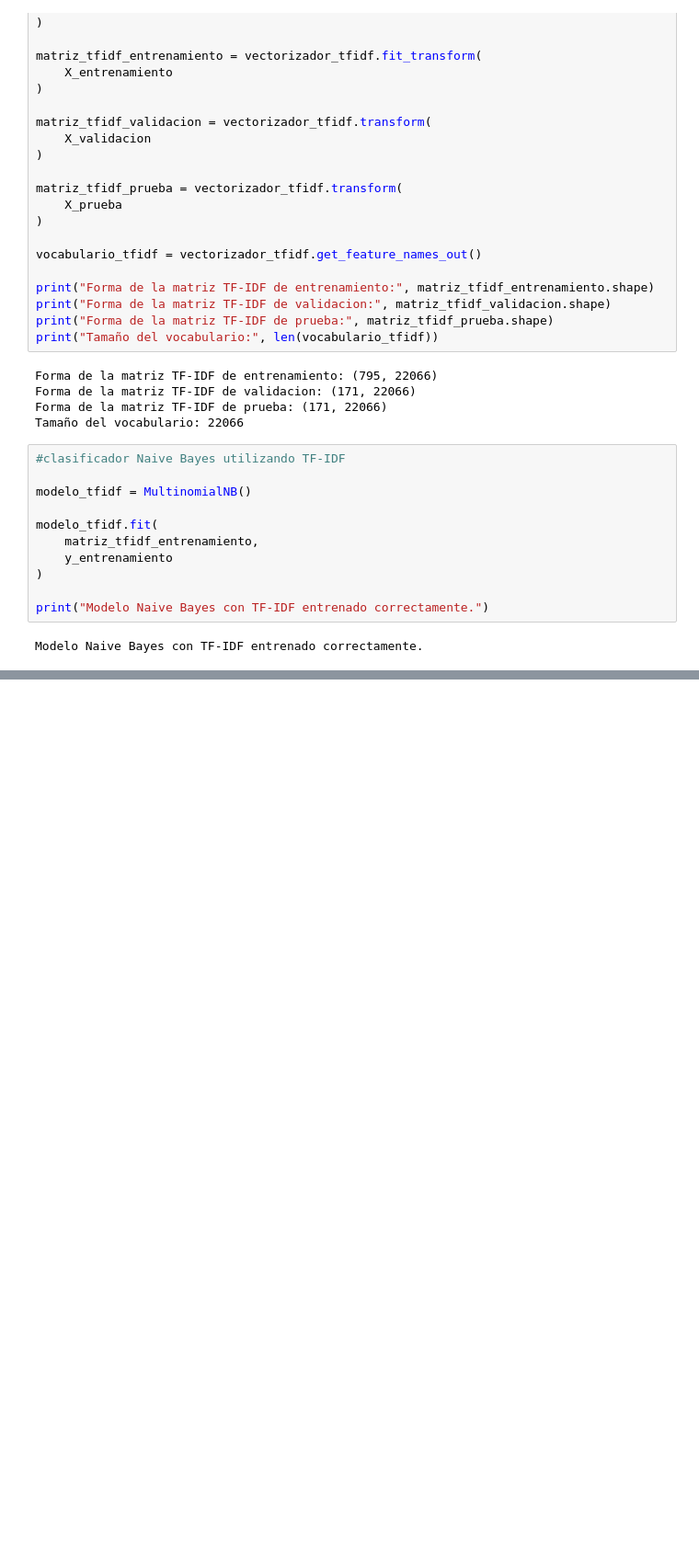
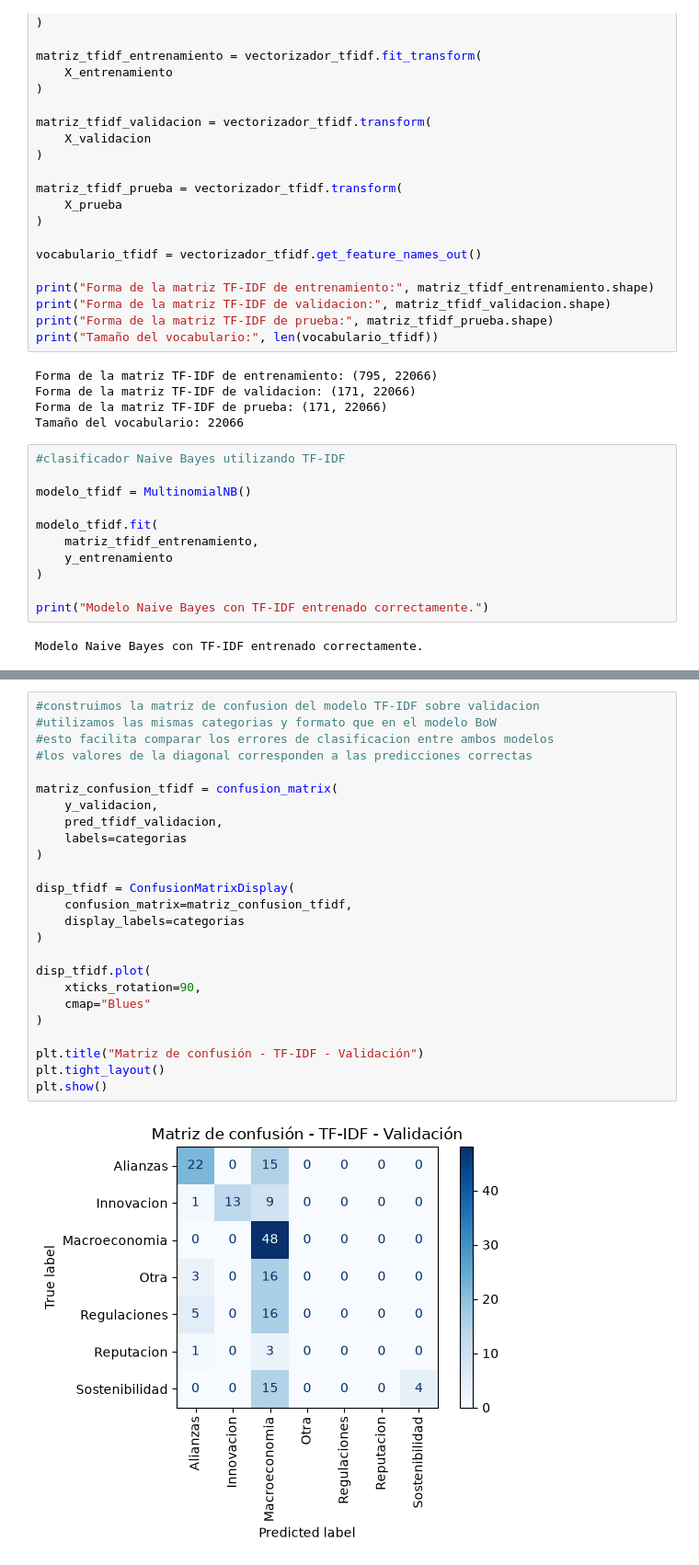
Before and after one commit to JuanDi37/Lab-3---NLP, a Jupyter notebook: Laboratorio#3 NLP.ipynb, the cells around one changed output, grey strips where cells are left out. Shown at 92% size. Drawn from its saved outputs; the diff is of its cells as text; blank space fills up the shorter version.

```diff
--- a/Laboratorio#3 NLP.ipynb
+++ b/Laboratorio#3 NLP.ipynb
@@ -452,0 +594,27 @@ P(c) representa la probabilidad inicial de que una noticia pertenezca a una cate
+# %%
+#construimos la matriz de confusion del modelo TF-IDF sobre validacion
+#utilizamos las mismas categorias y formato que en el modelo BoW
+#esto facilita comparar los errores de clasificacion entre ambos modelos
+#los valores de la diagonal corresponden a las predicciones correctas
+
+matriz_confusion_tfidf = confusion_matrix(
+    y_validacion,
+    pred_tfidf_validacion,
+    labels=categorias
+)
+
+disp_tfidf = ConfusionMatrixDisplay(
+    confusion_matrix=matriz_confusion_tfidf,
+    display_labels=categorias
+)
+
+disp_tfidf.plot(
+    xticks_rotation=90,
+    cmap="Blues"
+)
+
+plt.title("Matriz de confusión - TF-IDF - Validación")
+plt.tight_layout()
+plt.show()
+# %% [output]
+[figure, added]
```
Also changed, not shown: parts of 14 cells of this notebook.
